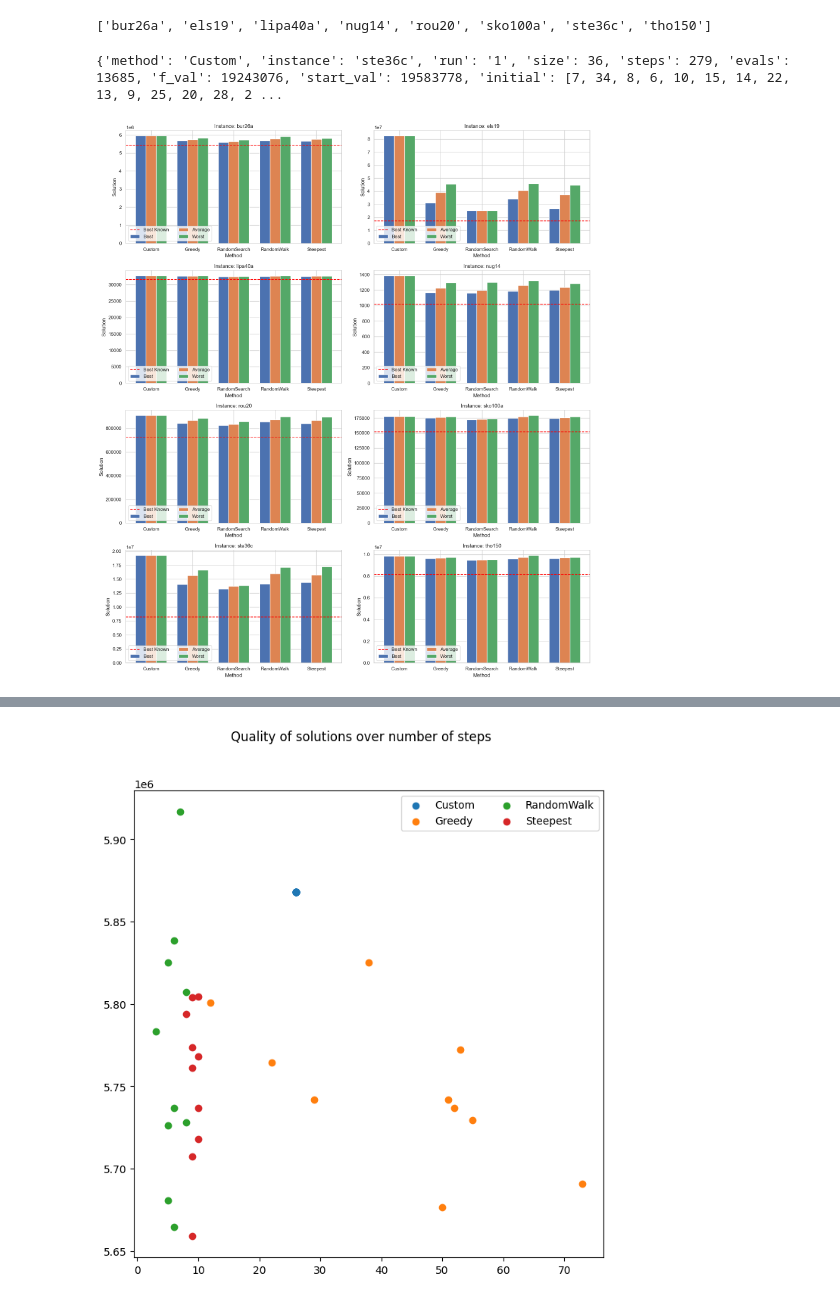
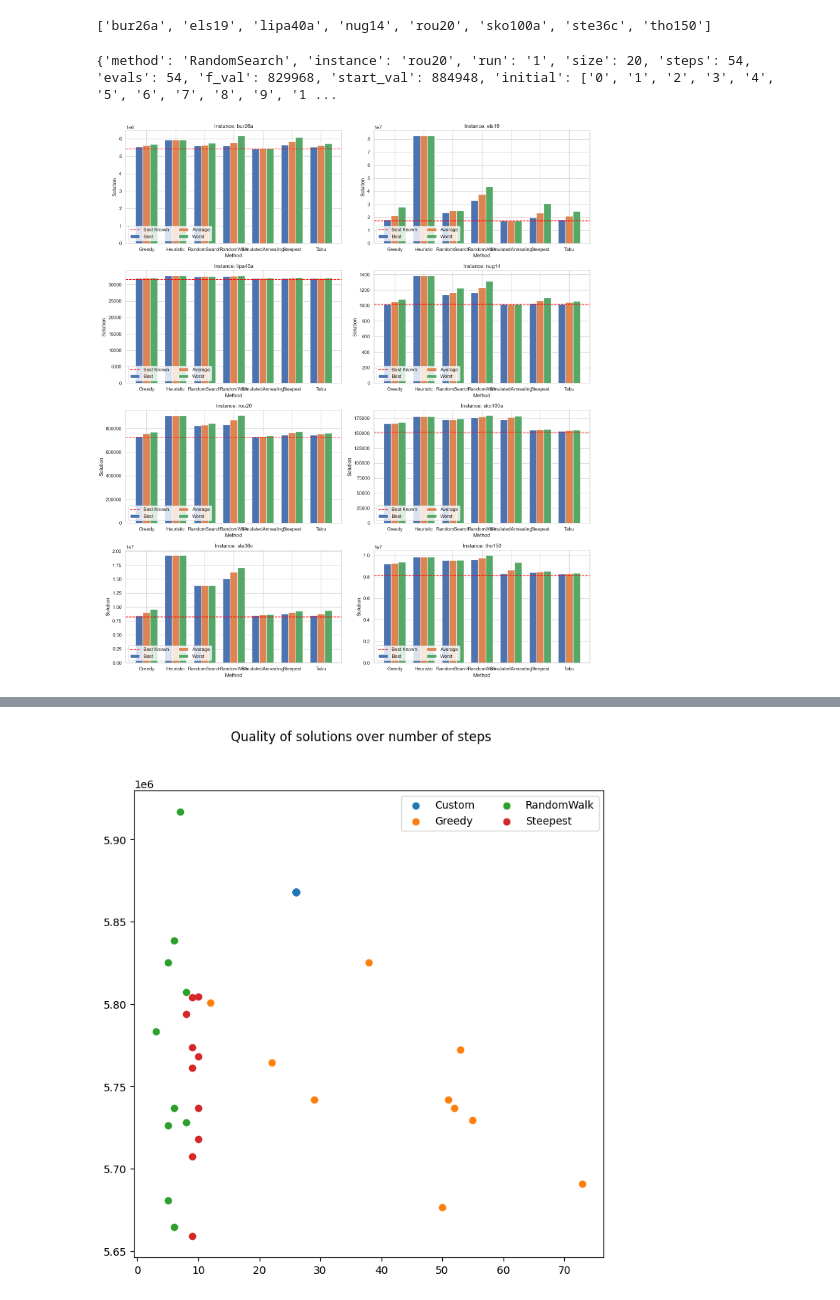
Before and after one commit to elissa-c/BioA-M, a Jupyter notebook: graphs.ipynb, the cells around one changed output, grey strips where cells are left out. Cells and saved outputs as stored; diff of their text form; code cells hidden in the pictures.

Commit message:
New methods

```diff
--- a/graphs.ipynb
+++ b/graphs.ipynb
@@ -24,15 +24,12 @@ for i in instance_files:
                     lines = f.readlines()
                     size = int(lines[0].strip()) if lines[0].strip().isdigit() else None
                     starting = int(lines[1].strip()) if lines[1].strip().isdigit() else None
-                    initialSolution = []
-                    for line in lines[2:size+2]:
-                        initialSolution.append(int(line.strip()))
-                    steps = int(lines[size+2].strip()) if lines[size+2].strip().isdigit() else None
-                    evals = int(lines[size+3].strip()) if lines[size+3].strip().isdigit() else None
-                    value = int(lines[size+4].strip()) if lines[size+4].strip().isdigit() else None
-                    solution = []
-                    for line in lines[size+6:]:
-                        solution.append(int(line.strip()))
+                    initialSolution = list(lines[2].split(" "))
+
+                    steps = int(lines[3].strip()) if lines[4].strip().isdigit() else None
+                    evals = int(lines[4].strip()) if lines[4].strip().isdigit() else None
+                    value = int(lines[5].strip()) if lines[5].strip().isdigit() else None
+                    solution = list(lines[7].split(" "))
 
                     result = {
                         'method': m,
@@ -55,9 +52,7 @@ for i in instance_files:
                     for line in lines[:10]:
                         fullTime.append(int(line.strip()))
                     bestCost = int(lines[10].strip())
-                    bestSol = []
-                    for line in lines[11:]:
-                        bestSol.append(int(line.strip()))
+                    bestSol = list(lines[11].split(" "))
 
                     time = {
                         'method':m,
@@ -70,7 +65,7 @@ for i in instance_files:
 # %%
 print(results[300])
 # %% [output]
-{'method': 'Custom', 'instance': 'ste36c', 'run': '1', 'size': 36, 'steps': 279, 'evals': 13685, 'f_val': 19243076, 'start_val': 19583778, 'initial': [7, 34, 8, 6, 10, 15, 14, 22, 13, 9, 25, 20, 28, 2 ...
+{'method': 'RandomSearch', 'instance': 'rou20', 'run': '1', 'size': 20, 'steps': 54, 'evals': 54, 'f_val': 829968, 'start_val': 884948, 'initial': ['0', '1', '2', '3', '4', '5', '6', '7', '8', '9', '1 ...
 # %%
 data = defaultdict(lambda: defaultdict(list))
 best_fit = [x["bestFit"] for x in times]
@@ -89,32 +84,32 @@ axs = axs.flatten()
 for i, (instance, methods) in enumerate(sorted(data.items())):
     methods_list = methods.keys()
     best = [min(methods[m]) for m in methods_list]
     worst = [max(methods[m]) for m in methods_list]
     avg = [np.mean(methods[m]) for m in methods_list]
 
     ax = axs[i]
 
     width = 0.25
     multiplier = 0
     x = np.arange(len(methods_list))
     labels=["Best", "Average", "Worst"]
 
     for j, measurement in enumerate([best, avg, worst]):
         offset = width * multiplier
         rects = ax.bar(x + offset, measurement, width, label=labels[j])
         multiplier += 1
 
     # ax.plot(methods_list, best, marker='o', label='Best')
     # ax.plot(methods_list, worst, marker='o', label='Worst')
     # ax.plot(methods_list, avg, marker='o', label='Average')
-    ax.axhline(y=best_fit[i*5], color="red", linestyle='--', label='Best Known')
+    ax.axhline(y=best_fit[i*7], color="red", linestyle='--', label='Best Known')
     ax.set_title(f"Instance: {instance}")
     ax.set_xticks(x + width, methods_list)
     ax.set_xlabel("Method")
     ax.set_ylabel("Solution")
     ax.legend(loc='lower left', ncols=2)
 
 plt.tight_layout()
 plt.show()
 # %% [output]
-[figure, old version]
+[figure, new version]
```
Also changed, not shown: parts of 11 cells of this notebook, 8 other files.
